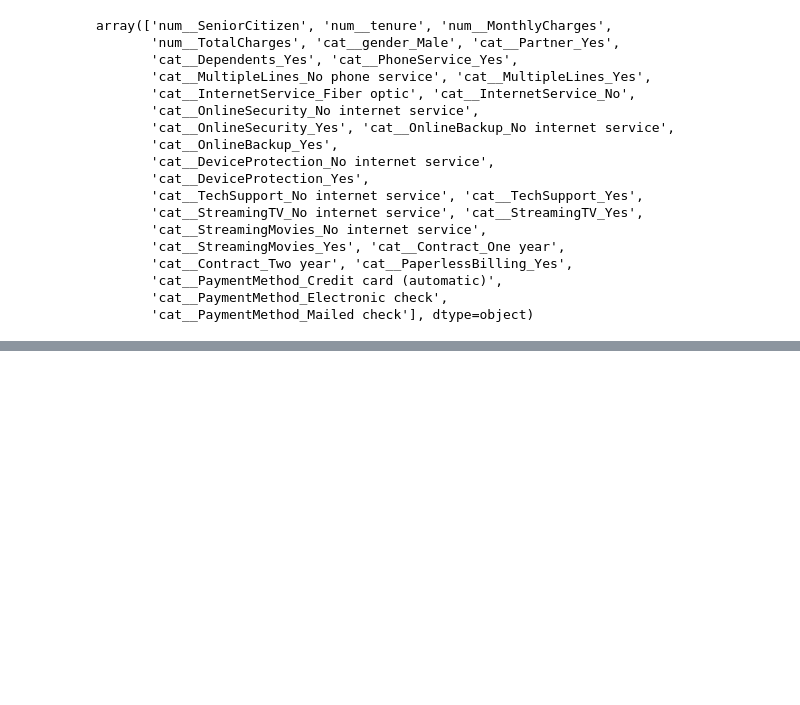
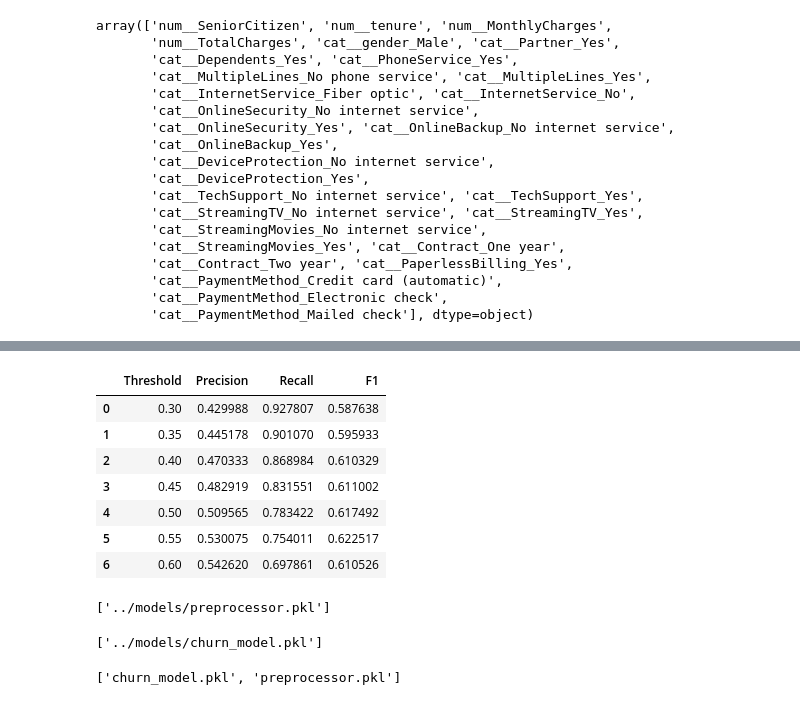
Before and after one commit to Meet946/Customer-Churn-Prediction, a Jupyter notebook: notebooks/03_preprocessing_and_modeling.ipynb, the cells around one changed output, grey strips where cells are left out. Cells and saved outputs as stored; diff of their text form; code cells hidden in the pictures; blank space fills up the shorter version.

```diff
--- a/notebooks/03_preprocessing_and_modeling.ipynb
+++ b/notebooks/03_preprocessing_and_modeling.ipynb
@@ -203,0 +550,29 @@ weighted avg       0.80      0.81      0.80      1409
+# %%
+best_lr = grid.best_estimator_
+
+y_pred_best = best_lr.predict(
+    X_test_processed
+)
+
+print(
+    "Accuracy:",
+    accuracy_score(
+        y_test,
+        y_pred_best
+    )
+)
+
+print(
+    "Confusion Matrix:\n",
+    confusion_matrix(
+        y_test,
+        y_pred_best
+    )
+)
+
+print(
+    classification_report(
+        y_test,
+        y_pred_best
+    )
+)
@@ -203,0 +592,4 @@ weighted avg       0.80      0.81      0.80      1409
+# %%
+y_prob = best_lr.predict_proba(
+    X_test_processed
+)[:, 1]
@@ -203,0 +642,21 @@ weighted avg       0.80      0.81      0.80      1409
+# %%
+results_df = pd.DataFrame(
+    results,
+    columns=[
+        "Threshold",
+        "Precision",
+        "Recall",
+        "F1"
+    ]
+)
+
+results_df
+# %% [output]
+|  | Threshold | Precision | Recall | F1 |
+| 0 | 0.30 | 0.429988 | 0.927807 | 0.587638 |
+| 1 | 0.35 | 0.445178 | 0.901070 | 0.595933 |
+| 2 | 0.40 | 0.470333 | 0.868984 | 0.610329 |
+| 3 | 0.45 | 0.482919 | 0.831551 | 0.611002 |
+| 4 | 0.50 | 0.509565 | 0.783422 | 0.617492 |
+| 5 | 0.55 | 0.530075 | 0.754011 | 0.622517 |
+| 6 | 0.60 | 0.542620 | 0.697861 | 0.610526 |
@@ -203,0 +665,20 @@ weighted avg       0.80      0.81      0.80      1409
+# %%
+joblib.dump(
+    preprocessor,
+    "../models/preprocessor.pkl"
+)
+# %% [output]
+['../models/preprocessor.pkl']
+# %%
+joblib.dump(
+    best_lr,
+    "../models/churn_model.pkl"
+)
+# %% [output]
+['../models/churn_model.pkl']
+# %%
+import os
+
+os.listdir("../models")
+# %% [output]
+['churn_model.pkl', 'preprocessor.pkl']
```
Also changed, not shown: parts of 39 cells of this notebook, 13 other files.
